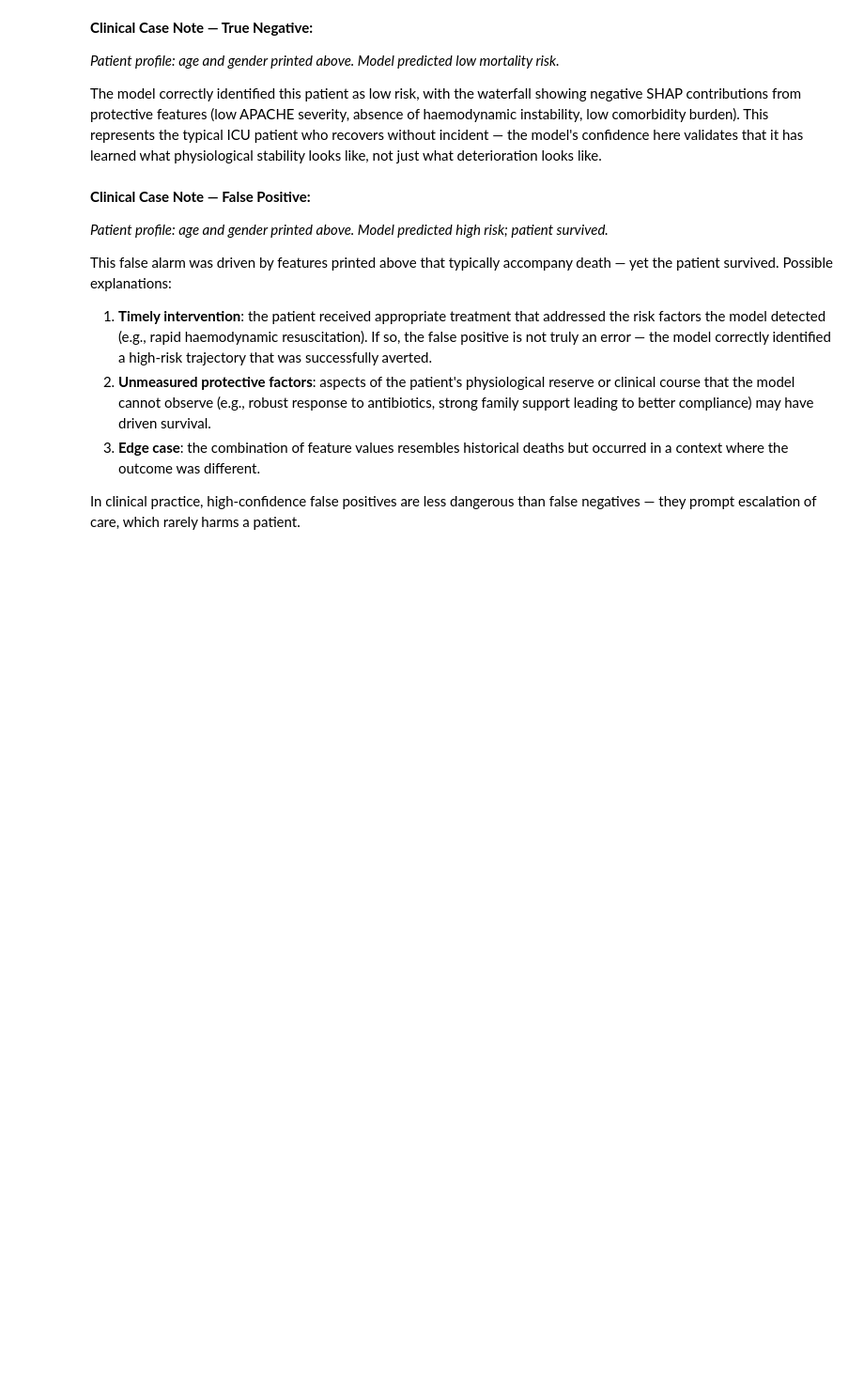
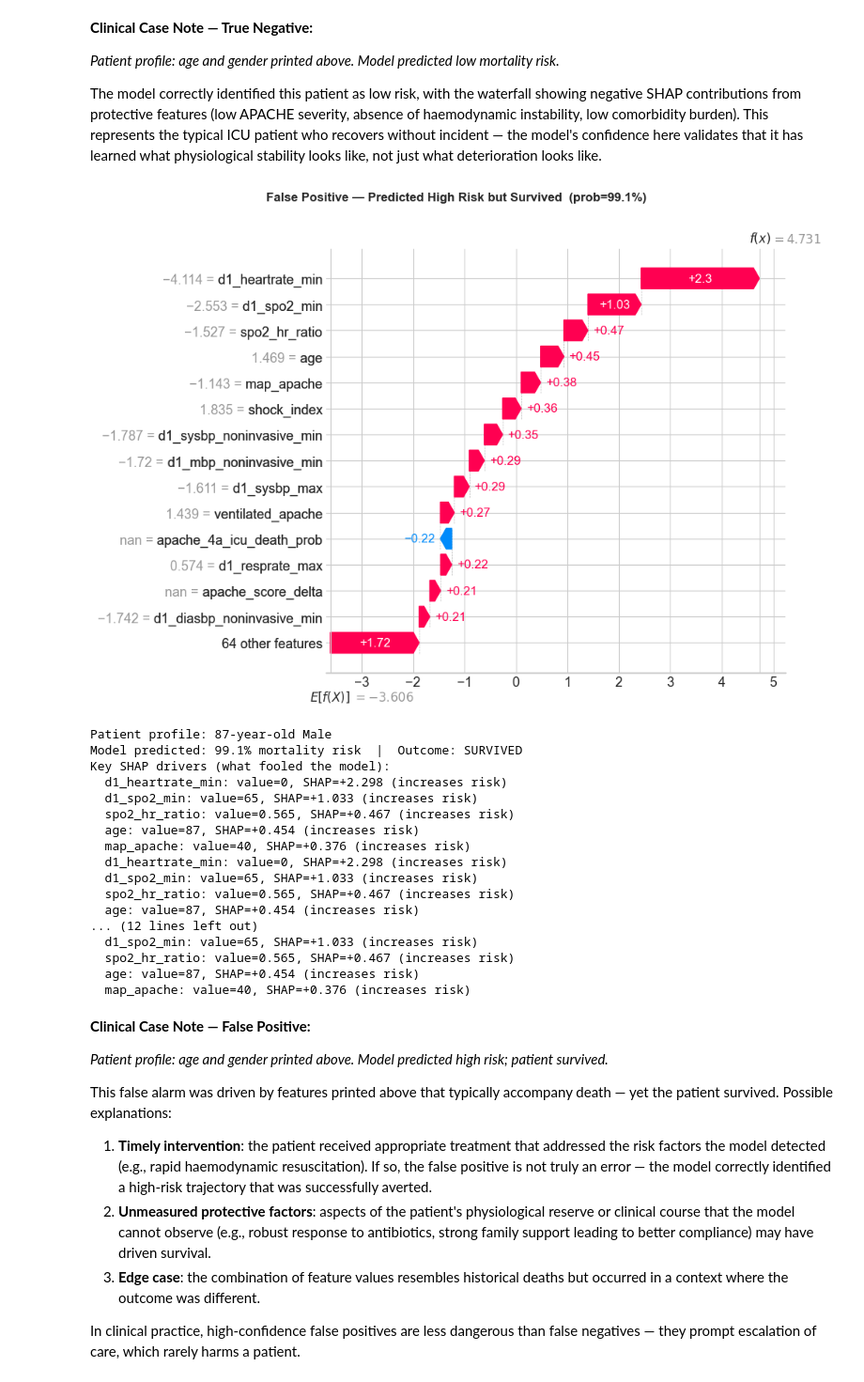
Before and after one commit to tettehosabutey49/ICU-Mortality-Risk, a Jupyter notebook: notebooks/04_explainability.ipynb, the cells around one changed output. Shown at 94% size. Drawn from its saved outputs; the diff is of its cells as text; code cells hidden in the pictures; blank space fills up the shorter version.

```diff
--- a/notebooks/04_explainability.ipynb
+++ b/notebooks/04_explainability.ipynb
@@ -400,22 +516,44 @@ looks like.
 # %%
 if fp_i is not None:
     plot_waterfall(
         shap_full, fp_i,
         title=f'False Positive — Predicted High Risk but Survived  (prob={test_probs[fp_i]*100:.1f}%)',
         save_path=FIGURES_DIR / 'shap_waterfall_false_positive.png',
     )
     pf = X_test.iloc[fp_i]
     age = pf.get('age', 'N/A'); g = 'Male' if pf.get('gender',0)==1 else 'Female'
-    top3 = sorted(zip(shap_full.feature_names, shap_full.values[fp_i]),
-                  key=lambda x: abs(x[1]), reverse=True)[:3]
+    top5 = sorted(zip(shap_full.feature_names, shap_full.values[fp_i]),
+                  key=lambda x: abs(x[1]), reverse=True)[:5]
     print(f"Patient profile: {age:.0f}-year-old {g}")
     print(f"Model predicted: {test_probs[fp_i]*100:.1f}% mortality risk  |  Outcome: SURVIVED")
     print(f"Key SHAP drivers (what fooled the model):")
-    for feat, sv in top3:
+    for feat, sv in top5:
         val = pf.get(feat, 'N/A')
         direction = 'increases' if sv > 0 else 'decreases'
-        print(f"  {feat}: value={val:.3g if isinstance(val, float) else val}, "
-              f"SHAP={sv:+.3f} ({direction} risk)")
+        for feat, sv in top5:
+            val = pf.get(feat, 'N/A')
+            val_str = f"{val:.3g}" if isinstance(val, (int, float)) else str(val)
+            direction = 'increases' if sv > 0 else 'decreases'
+            print(f"  {feat}: value={val_str}, SHAP={sv:+.3f} ({direction} risk)")
+# %% [output]
+[figure, added]
+Patient profile: 87-year-old Male
+Model predicted: 99.1% mortality risk  |  Outcome: SURVIVED
+Key SHAP drivers (what fooled the model):
+  d1_heartrate_min: value=0, SHAP=+2.298 (increases risk)
+  d1_spo2_min: value=65, SHAP=+1.033 (increases risk)
+  spo2_hr_ratio: value=0.565, SHAP=+0.467 (increases risk)
+  age: value=87, SHAP=+0.454 (increases risk)
+  map_apache: value=40, SHAP=+0.376 (increases risk)
+  d1_heartrate_min: value=0, SHAP=+2.298 (increases risk)
+  d1_spo2_min: value=65, SHAP=+1.033 (increases risk)
+  spo2_hr_ratio: value=0.565, SHAP=+0.467 (increases risk)
+  age: value=87, SHAP=+0.454 (increases risk)
+... (12 lines left out)
+  d1_spo2_min: value=65, SHAP=+1.033 (increases risk)
+  spo2_hr_ratio: value=0.565, SHAP=+0.467 (increases risk)
+  age: value=87, SHAP=+0.454 (increases risk)
+  map_apache: value=40, SHAP=+0.376 (increases risk)
 # %% [markdown]
 **Clinical Case Note — False Positive:**
 
```
Also changed, not shown: parts of 18 cells of this notebook, 21 other files.
